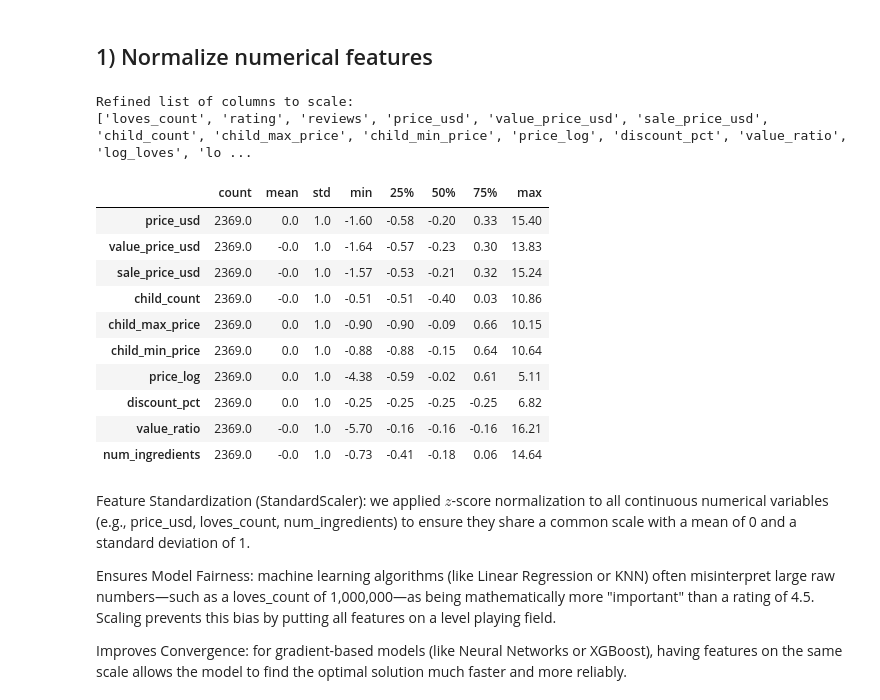
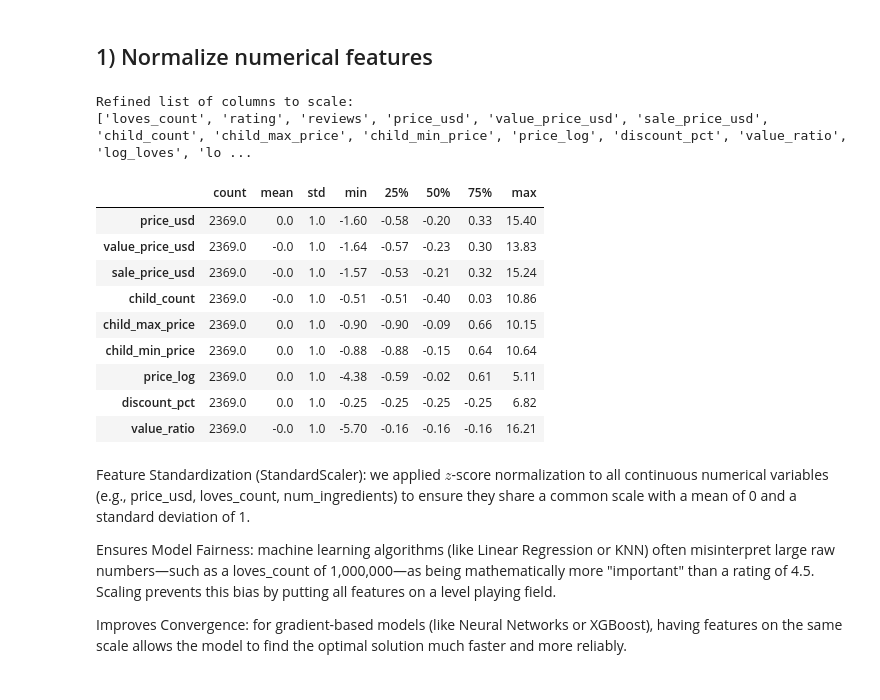
Before and after one commit to xuany823/ads508-FinalProject-Team1, a Jupyter notebook: Data Transformation and Engineering.ipynb, the cells around one changed output. Saved outputs shown, nothing was run; the diff lists cells and outputs as text; code cells hidden in the pictures.

Commit message:
updated ingredients and review text

```diff
--- a/Data Transformation and Engineering.ipynb
+++ b/Data Transformation and Engineering.ipynb
@@ -468,0 +581,30 @@ Total columns after ingredient engineering: 137
+# %%
+# Vectorize
+ingredients_clean_per_product = (
+    ingredients_long.groupby('product_idx')['ingredient_clean']
+    .apply(lambda x: ', '.join(x))
+)
+
+df_products['ingredients_clean'] = (
+    ingredients_clean_per_product
+    .reindex(df_products.index)
+    .fillna('')
+)
+
+vectorizer = TfidfVectorizer(
+    token_pattern=r'[^,]+',   # each comma-separated ingredient stays as one token
+    max_features=500,
+    min_df=5,
+    max_df=0.8
+)
+
+X_ingredients = vectorizer.fit_transform(df_products['ingredients_clean'])
+feature_names = vectorizer.get_feature_names_out()
+
+ingredients_tfidf_df = pd.DataFrame(
+    X_ingredients.toarray(),
+    columns=feature_names,
+    index=df_products.index
+)
+
+ingredients_tfidf_df.head()
@@ -502,35 +652,34 @@ for col in df_products.select_dtypes(include=['number']).columns:
 
 print("Refined list of columns to scale:")
 print(cols_to_scale)
 
 # 1. Select the numerical columns that need scaling
 # We exclude binary/dummy columns (0/1) as they are already bounded
 cols_to_scale = [
     'price_usd', 'value_price_usd',
     'sale_price_usd', 'child_count', 'child_max_price', 'child_min_price',
-    'price_log', 'discount_pct', 'value_ratio', 'num_ingredients'
+    'price_log', 'discount_pct', 'value_ratio'
 ]
 
 # 2. Initialize and apply the StandardScaler
 scaler = StandardScaler()
 df_products[cols_to_scale] = scaler.fit_transform(df_products[cols_to_scale])
 
 # 3. Verify the transformation (Means should be approx 0 and Std should be 1)
 df_products[cols_to_scale].describe().round(2).T
 # %% [output]
 Refined list of columns to scale:
 ['loves_count', 'rating', 'reviews', 'price_usd', 'value_price_usd', 'sale_price_usd', 'child_count', 'child_max_price', 'child_min_price', 'price_log', 'discount_pct', 'value_ratio', 'log_loves', 'lo ...
 |  | count | mean | std | min | 25% | 50% | 75% | max |
 | price_usd | 2369.0 | 0.0 | 1.0 | -1.60 | -0.58 | -0.20 | 0.33 | 15.40 |
 | value_price_usd | 2369.0 | -0.0 | 1.0 | -1.64 | -0.57 | -0.23 | 0.30 | 13.83 |
 | sale_price_usd | 2369.0 | -0.0 | 1.0 | -1.57 | -0.53 | -0.21 | 0.32 | 15.24 |
 | child_count | 2369.0 | -0.0 | 1.0 | -0.51 | -0.51 | -0.40 | 0.03 | 10.86 |
 | child_max_price | 2369.0 | 0.0 | 1.0 | -0.90 | -0.90 | -0.09 | 0.66 | 10.15 |
 | child_min_price | 2369.0 | 0.0 | 1.0 | -0.88 | -0.88 | -0.15 | 0.64 | 10.64 |
 | price_log | 2369.0 | 0.0 | 1.0 | -4.38 | -0.59 | -0.02 | 0.61 | 5.11 |
 | discount_pct | 2369.0 | 0.0 | 1.0 | -0.25 | -0.25 | -0.25 | -0.25 | 6.82 |
 | value_ratio | 2369.0 | -0.0 | 1.0 | -5.70 | -0.16 | -0.16 | -0.16 | 16.21 |
-| num_ingredients | 2369.0 | -0.0 | 1.0 | -0.73 | -0.41 | -0.18 | 0.06 | 14.64 |
 # %% [markdown]
 Feature Standardization (StandardScaler): we applied $z$-score normalization to all continuous numerical variables (e.g., price_usd, loves_count, num_ingredients) to ensure they share a common scale with a mean of 0 and a standard deviation of 1.
 
```
Also changed, not shown: parts of 16 cells of this notebook.
